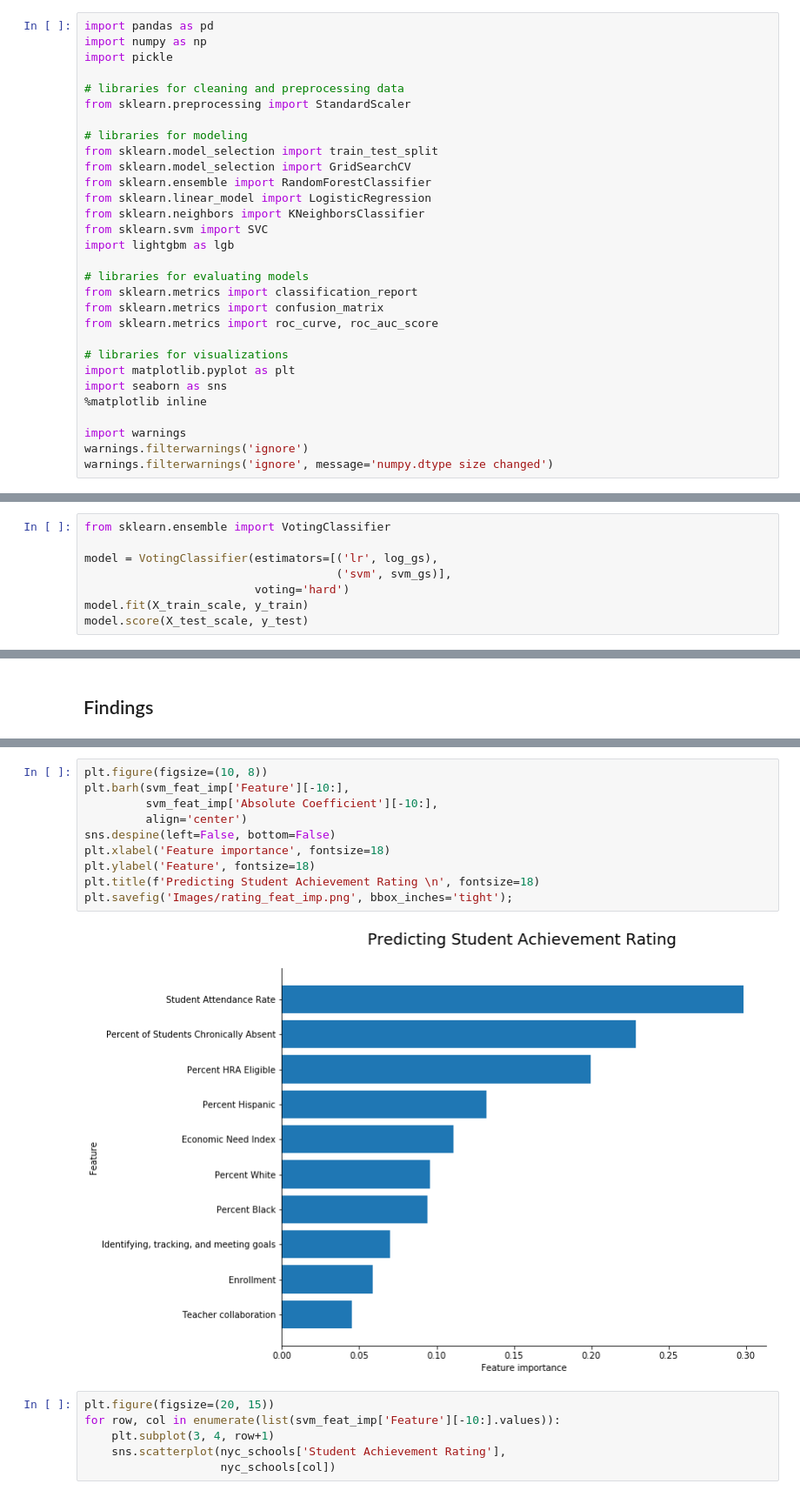
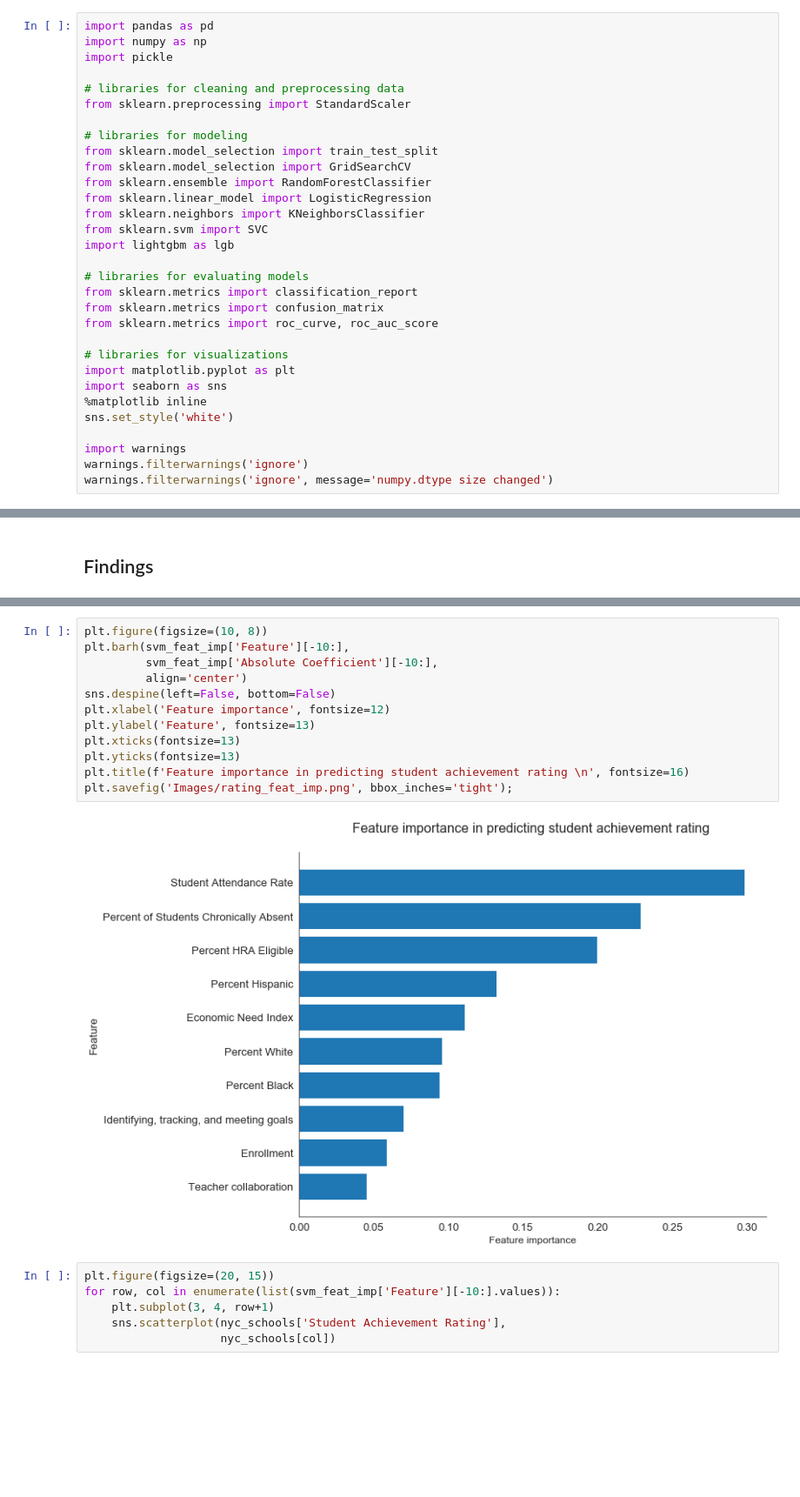
Before and after one commit to sharonk515/NYC_education_2018, a Jupyter notebook: Modeling - Student Achievement (Classification).ipynb, the cells around one changed output, grey strips where cells are left out. Shown: that part at 87% size. Drawn from its saved outputs; the diff is of its cells as text; blank space fills up the shorter version.

```diff
--- a/Modeling - Student Achievement (Classification).ipynb
+++ b/Modeling - Student Achievement (Classification).ipynb
@@ -30,6 +30,7 @@ from sklearn.metrics import roc_curve, roc_auc_score
 import matplotlib.pyplot as plt
 import seaborn as sns
 %matplotlib inline
+sns.set_style('white')
 
 import warnings
 warnings.filterwarnings('ignore')
@@ -372,8 +370,0 @@ from scipy.stats import mode
-# %%
-from sklearn.ensemble import VotingClassifier
-
-model = VotingClassifier(estimators=[('lr', log_gs),
-                                     ('svm', svm_gs)],
-                         voting='hard')
-model.fit(X_train_scale, y_train)
-model.score(X_test_scale, y_test)
@@ -667,15 +665,17 @@ svm_feat_imp.head(10)
 # %%
 plt.figure(figsize=(10, 8))
 plt.barh(svm_feat_imp['Feature'][-10:],
          svm_feat_imp['Absolute Coefficient'][-10:],
          align='center')
 sns.despine(left=False, bottom=False)
-plt.xlabel('Feature importance', fontsize=18)
-plt.ylabel('Feature', fontsize=18)
-plt.title(f'Predicting Student Achievement Rating \n', fontsize=18)
+plt.xlabel('Feature importance', fontsize=12)
+plt.ylabel('Feature', fontsize=13)
+plt.xticks(fontsize=13)
+plt.yticks(fontsize=13)
+plt.title(f'Feature importance in predicting student achievement rating \n', fontsize=16)
 plt.savefig('Images/rating_feat_imp.png', bbox_inches='tight');
 # %% [output]
-[figure, old version]
+[figure, new version]
 # %%
 plt.figure(figsize=(20, 15))
 for row, col in enumerate(list(svm_feat_imp['Feature'][-10:].values)):
```
Also changed, not shown: parts of 6 cells of this notebook, 4 other files.
